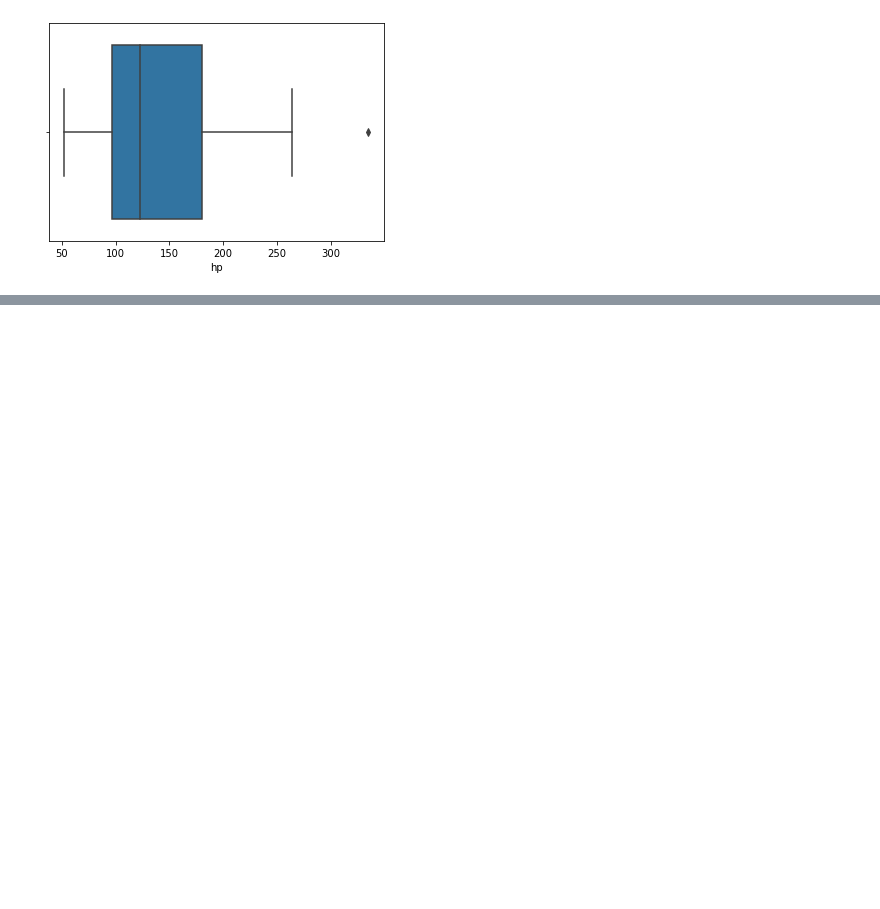
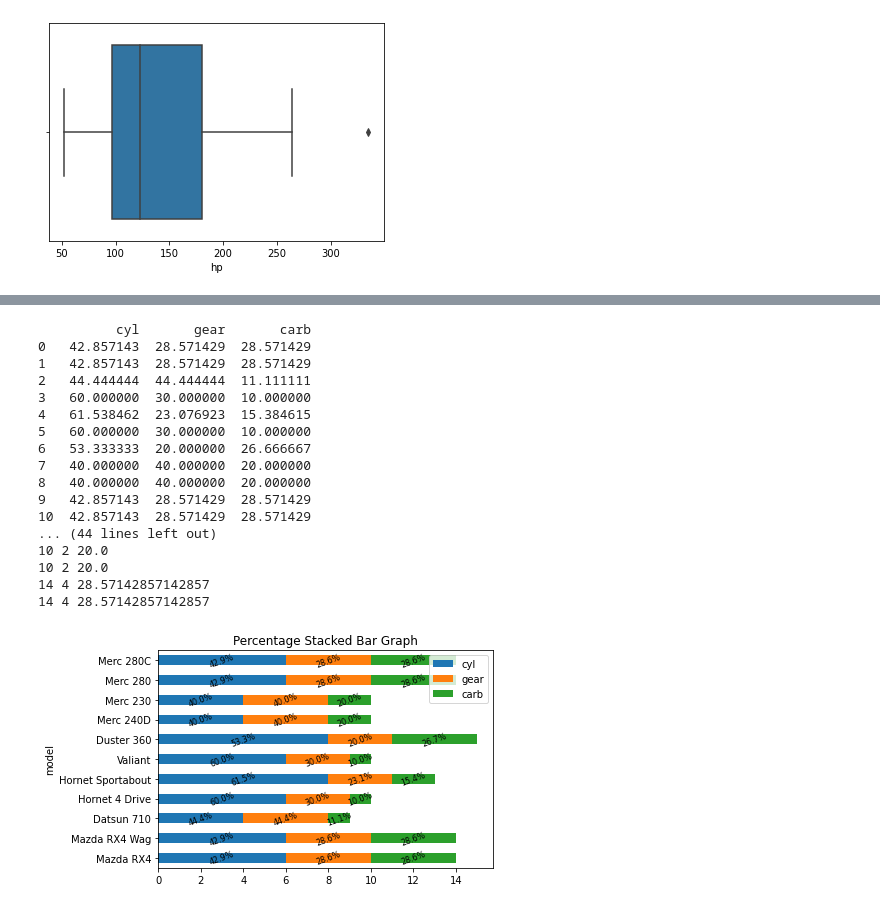
Before and after one commit to ganeshborkar31/machine_learning, a Jupyter notebook: lession_2/mtcars.ipynb, the cells around one changed output, grey strips where cells are left out. Saved outputs shown, nothing was run; the diff lists cells and outputs as text; code cells hidden in the pictures; blank space fills up the shorter version.

```diff
--- a/lession_2/mtcars.ipynb
+++ b/lession_2/mtcars.ipynb
@@ -89,0 +152,3 @@ sns.boxplot(x=car['hp'])
+# %%
+df=car.loc[0:10,('model','cyl','gear','carb')]
+df
@@ -89,0 +168,40 @@ sns.boxplot(x=car['hp'])
+# %%
+###################################################################################################################
+###################################################################################################################
+
+
+df.plot(x = 'model', kind = 'barh', stacked = True, title = 'Percentage Stacked Bar Graph', mark_right = False)
+df_total = df["cyl"] + df["gear"] + df["carb"]
+df_rel = df[df.columns[1:]].div(df_total, 0) * 100
+print(df_rel)
+print(df[df.columns[1:]])
+
+
+for n in df_rel:
+    print(n)
+    for i, (cs, ab, pc) in enumerate(zip(df.iloc[:, 1:].cumsum(1)[n],df[n], df_rel[n])):
+        print(cs,ab,pc)
+        plt.text(cs - ab / 2, i, str(np.round(pc, 1)) + '%', va = 'center', ha = 'center', rotation = 20,
+                 fontsize = 8)
+
+####################################################################################################################
+####################################################################################################################
+# %% [output]
+          cyl       gear       carb
+0   42.857143  28.571429  28.571429
+1   42.857143  28.571429  28.571429
+2   44.444444  44.444444  11.111111
+3   60.000000  30.000000  10.000000
+4   61.538462  23.076923  15.384615
+5   60.000000  30.000000  10.000000
+6   53.333333  20.000000  26.666667
+7   40.000000  40.000000  20.000000
+8   40.000000  40.000000  20.000000
+9   42.857143  28.571429  28.571429
+10  42.857143  28.571429  28.571429
+... (44 lines left out)
+10 2 20.0
+10 2 20.0
+14 4 28.57142857142857
+14 4 28.57142857142857
+[figure, added]
```
Also changed, not shown: parts of 7 cells of this notebook, 3 other files.
